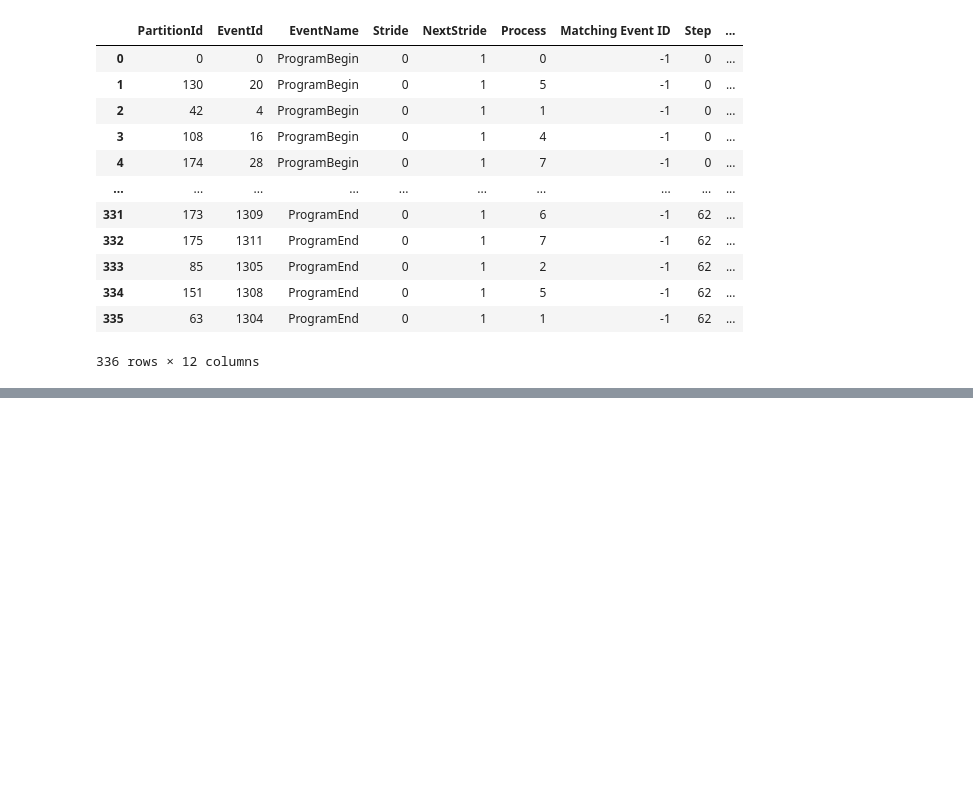
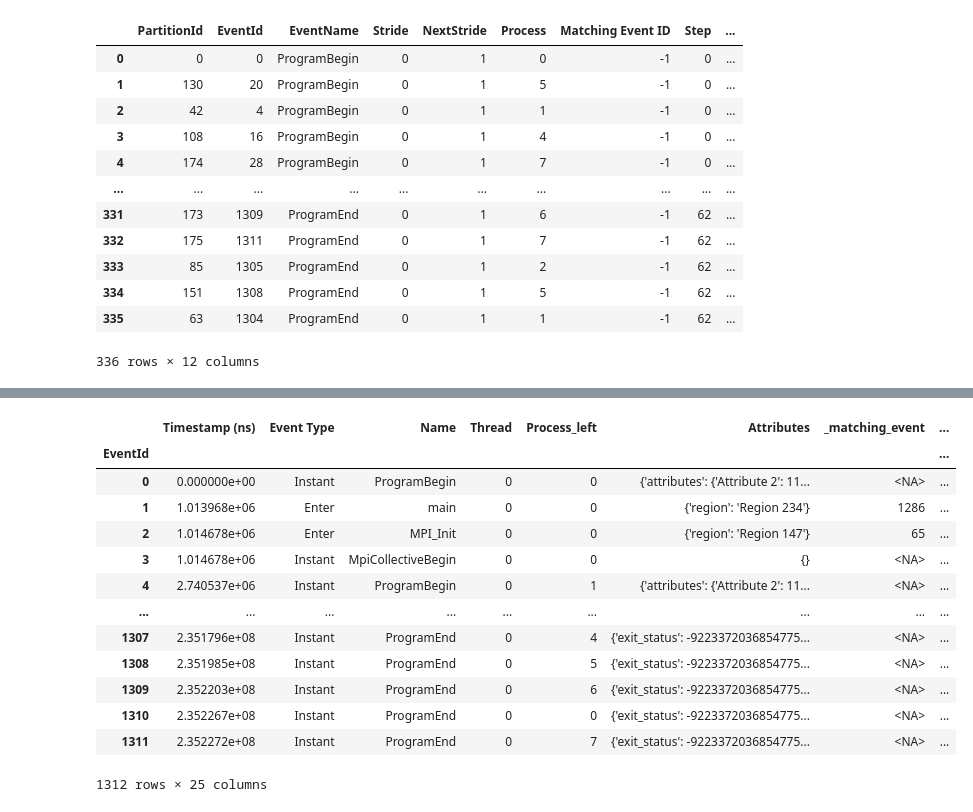
Before and after one commit to hpcgroup/pipit-notebooks, a Jupyter notebook: 8-lateness.ipynb, the cells around one changed output, grey strips where cells are left out. Cells and saved outputs as stored; diff of their text form; code cells hidden in the pictures; blank space fills up the shorter version.

```diff
--- a/8-lateness.ipynb
+++ b/8-lateness.ipynb
@@ -272,0 +343,17 @@ lateness_vis(lateness, coloring_field='Lateness', x_start=28, x_end=58)
+# %%
+df1.join(df2, lsuffix="_left", rsuffix="_right")
+# %% [output]
+|  | Timestamp (ns) | Event Type | Name | Thread | Process_left | Attributes | _matching_event | ... |
+| EventId |  |  |  |  |  |  |  | ... |
+| 0 | 0.000000e+00 | Instant | ProgramBegin | 0 | 0 | {'attributes': {'Attribute 2': 11... | <NA> | ... |
+| 1 | 1.013968e+06 | Enter | main | 0 | 0 | {'region': 'Region 234'} | 1286 | ... |
+| 2 | 1.014678e+06 | Enter | MPI_Init | 0 | 0 | {'region': 'Region 147'} | 65 | ... |
+| 3 | 1.014678e+06 | Instant | MpiCollectiveBegin | 0 | 0 | {} | <NA> | ... |
+| 4 | 2.740537e+06 | Instant | ProgramBegin | 0 | 1 | {'attributes': {'Attribute 2': 11... | <NA> | ... |
+| ... | ... | ... | ... | ... | ... | ... | ... | ... |
+| 1307 | 2.351796e+08 | Instant | ProgramEnd | 0 | 4 | {'exit_status': -9223372036854775... | <NA> | ... |
+| 1308 | 2.351985e+08 | Instant | ProgramEnd | 0 | 5 | {'exit_status': -9223372036854775... | <NA> | ... |
+| 1309 | 2.352203e+08 | Instant | ProgramEnd | 0 | 6 | {'exit_status': -9223372036854775... | <NA> | ... |
+| 1310 | 2.352267e+08 | Instant | ProgramEnd | 0 | 0 | {'exit_status': -9223372036854775... | <NA> | ... |
+| 1311 | 2.352272e+08 | Instant | ProgramEnd | 0 | 7 | {'exit_status': -9223372036854775... | <NA> | ... |
+1312 rows × 25 columns
```
Also changed, not shown: parts of 9 cells of this notebook.
